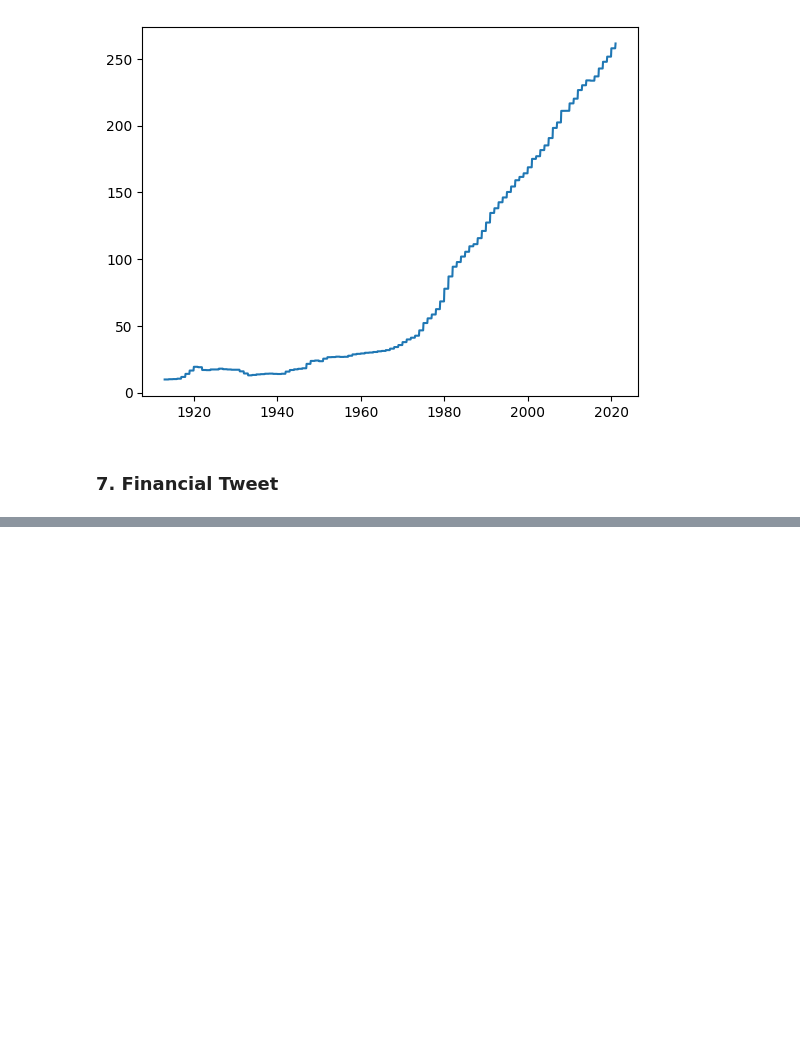
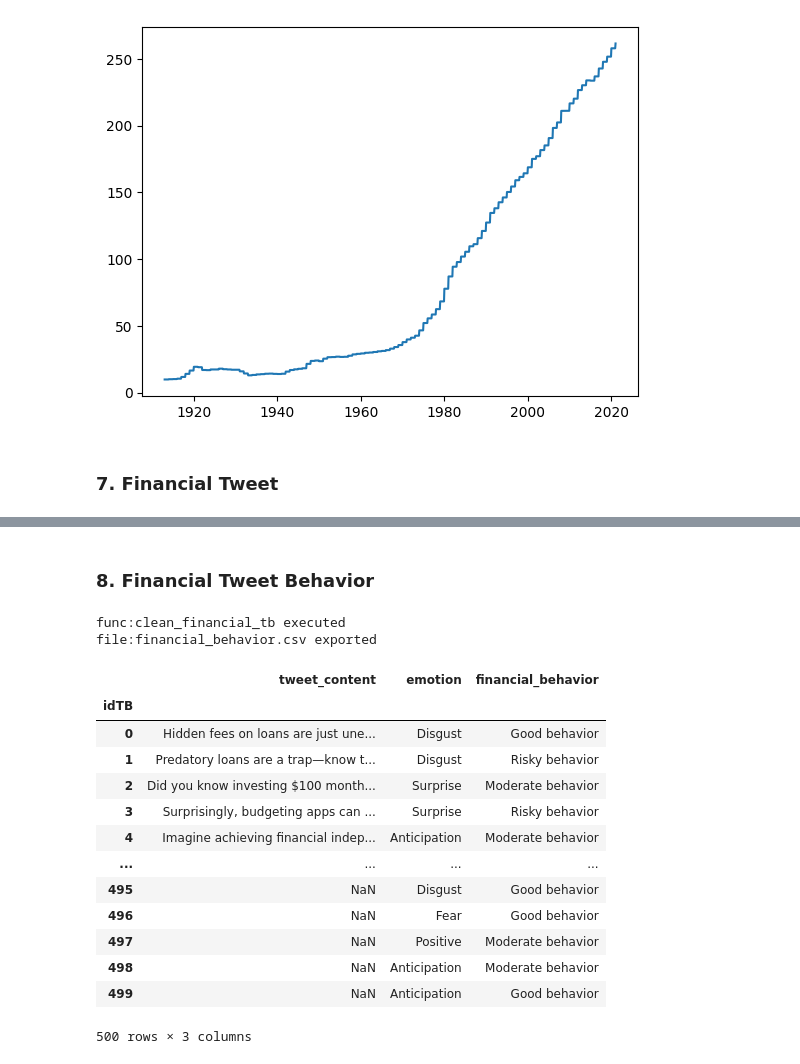
Before and after one commit to gcolpari/STOCKMARKET_PREDICTION-, a Jupyter notebook: cleaning.ipynb, the cells around one changed output, grey strips where cells are left out. Saved outputs shown, nothing was run; the diff lists cells and outputs as text; code cells hidden in the pictures; blank space fills up the shorter version.

Commit message:
update: cleaning
+ pipeline de financial_behavior

```diff
--- a/cleaning.ipynb
+++ b/cleaning.ipynb
@@ -288,0 +289,32 @@ file:tweets.csv exported
+# %% [markdown]
+### 8. Financial Tweet Behavior
+# %%
+
+@export_csv("financial_behavior.csv")
+def clean_financial_tb(path:str) -> pd.DataFrame:
+    df = upload_data(path)
+    df = df.dropna()
+    df["tweet_content"] = df["tweet_content"].drop_duplicates()
+    df = df.drop(columns=["sentiment_score","likes","retweets","replies","topic_tags"])
+    df.index.name = "idTB"
+
+    return df
+
+clean_financial_tb("./RAW_DATA/financial_behavior_dataset.csv")
+# %% [output]
+func:clean_financial_tb executed
+file:financial_behavior.csv exported
+|  | tweet_content | emotion | financial_behavior |
+| idTB |  |  |  |
+| 0 | Hidden fees on loans are just une... | Disgust | Good behavior |
+| 1 | Predatory loans are a trap—know t... | Disgust | Risky behavior |
+| 2 | Did you know investing $100 month... | Surprise | Moderate behavior |
+| 3 | Surprisingly, budgeting apps can ... | Surprise | Risky behavior |
+| 4 | Imagine achieving financial indep... | Anticipation | Moderate behavior |
+| ... | ... | ... | ... |
+| 495 | NaN | Disgust | Good behavior |
+| 496 | NaN | Fear | Good behavior |
+| 497 | NaN | Positive | Moderate behavior |
+| 498 | NaN | Anticipation | Moderate behavior |
+| 499 | NaN | Anticipation | Good behavior |
+500 rows × 3 columns
```
Also changed, not shown: parts of 1 cell of this notebook.
